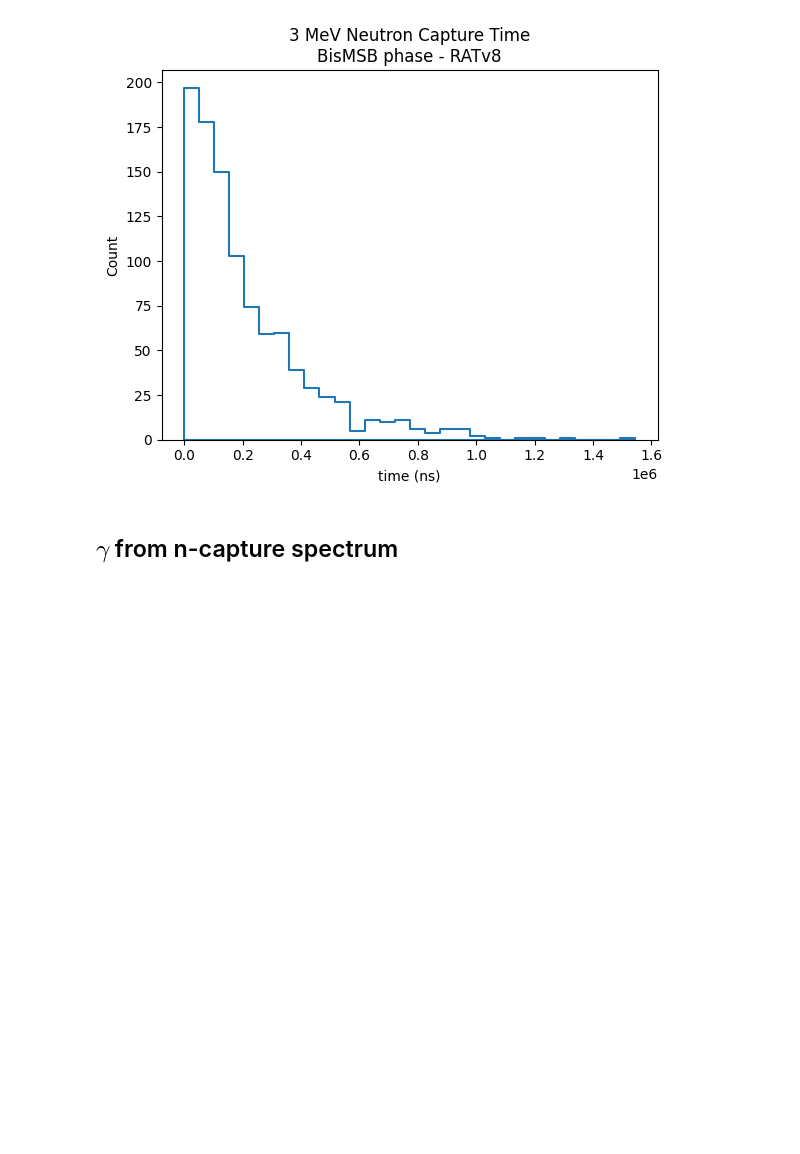
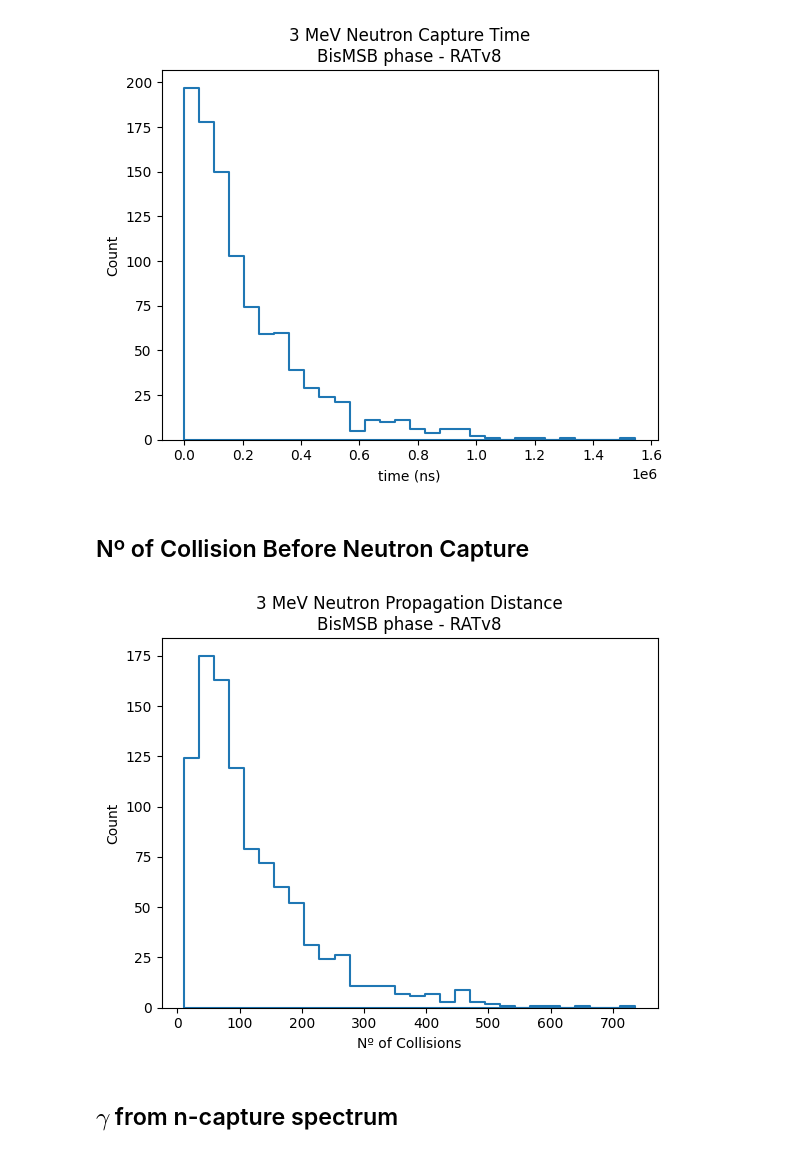
Before and after one commit to joankl/rat_tests, a Jupyter notebook: rat_v8/neutrons/analysis/neutron analysis.ipynb, the cells around one changed output. Saved outputs shown, nothing was run; the diff lists cells and outputs as text; code cells hidden in the pictures; blank space fills up the shorter version.

```diff
--- a/rat_v8/neutrons/analysis/neutron analysis.ipynb
+++ b/rat_v8/neutrons/analysis/neutron analysis.ipynb
@@ -35,9 +35,11 @@ fdir = 'C:/Users/joanc/jupyter_notebooks/rat_tests/rat_v8/neutrons/results/'
 
 neutron_data = np.load(fdir + 'neutron_data_3MeV.npz')
 
-neutron_distance = neutron_data['distances']
-time_capture = neutron_data['capture_times']
-gammas_energy = neutron_data['gamma_energies']
+neutron_distance = neutron_data['distances']  # Neutron Capture Distance
+time_capture = neutron_data['capture_times']  # Neutron Capture Time
+gammas_energy = neutron_data['gamma_energies'] # Energy of Released Gammas after neutron Capture
+step_count = neutron_data['step_counts']       # Nº of steps = Nº of collisions before neutron capture
+capture_nuclei_code = neutron_data['capture_nuclei'] # code of heavy nuclei that captures the neutron
 # %% [markdown]
 # Plots
 # %% [markdown]
@@ -68,6 +70,20 @@ plt.xlabel('time (ns)')
 plt.show()
 # %% [output]
 [figure]
+# %% [markdown]
+## Nº of Collision Before Neutron Capture
+# %%
+bins = 30
+
+sn.histplot(step_count, bins = bins, element = 'step', alpha=0, linewidth = 1.5)
+
+plt.title('3 MeV Neutron Propagation Distance'+ '\n' +'BisMSB phase - RATv8')
+
+plt.xlabel('Nº of Collisions')
+
+plt.show()
+# %% [output]
+[figure, added]
 # %% [markdown]
 ## $\gamma$ from n-capture spectrum
 # %%
```
Also changed, not shown: parts of 4 cells of this notebook.
